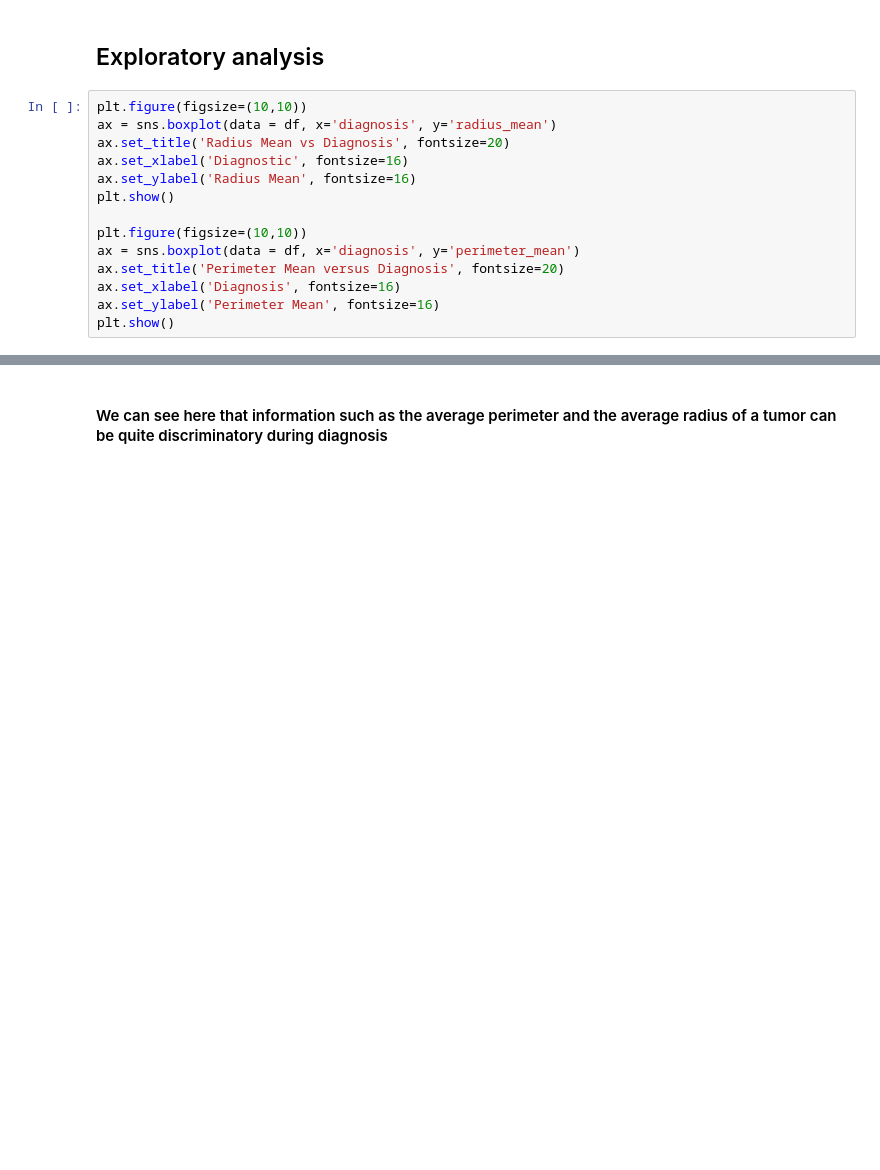
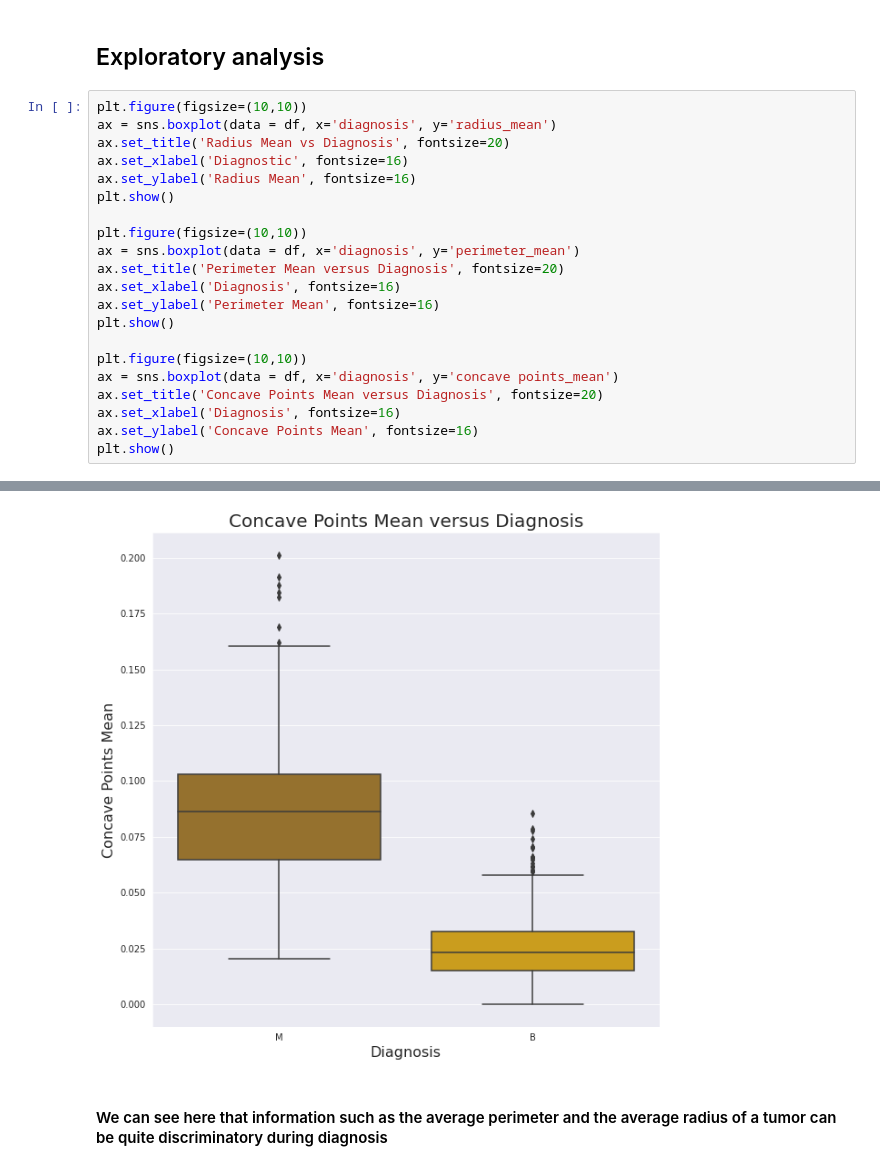
Before and after one commit to garaujo94/breast-cancer-diagnostic, a Jupyter notebook: notebooks/KNN.ipynb, the cells around one changed output, grey strips where cells are left out. Cells and saved outputs as stored; diff of their text form; blank space fills up the shorter version.

```diff
--- a/notebooks/KNN.ipynb
+++ b/notebooks/KNN.ipynb
@@ -67,20 +67,28 @@ df.drop(columns=['id', 'Unnamed: 32'], inplace=True)
 # %%
 plt.figure(figsize=(10,10))
 ax = sns.boxplot(data = df, x='diagnosis', y='radius_mean')
 ax.set_title('Radius Mean vs Diagnosis', fontsize=20)
 ax.set_xlabel('Diagnostic', fontsize=16)
 ax.set_ylabel('Radius Mean', fontsize=16)
 plt.show()
 
 plt.figure(figsize=(10,10))
 ax = sns.boxplot(data = df, x='diagnosis', y='perimeter_mean')
 ax.set_title('Perimeter Mean versus Diagnosis', fontsize=20)
 ax.set_xlabel('Diagnosis', fontsize=16)
 ax.set_ylabel('Perimeter Mean', fontsize=16)
 plt.show()
+
+plt.figure(figsize=(10,10))
+ax = sns.boxplot(data = df, x='diagnosis', y='concave points_mean')
+ax.set_title('Concave Points Mean versus Diagnosis', fontsize=20)
+ax.set_xlabel('Diagnosis', fontsize=16)
+ax.set_ylabel('Concave Points Mean', fontsize=16)
+plt.show()
 # %% [output]
 [figure]
 [figure]
+[figure, added]
 # %% [markdown]
 #### We can see here that information such as the average perimeter and the average radius of a tumor can be quite discriminatory during diagnosis
 # %% [markdown]
```
Also changed, not shown: parts of 12 cells of this notebook, 8 other files.
